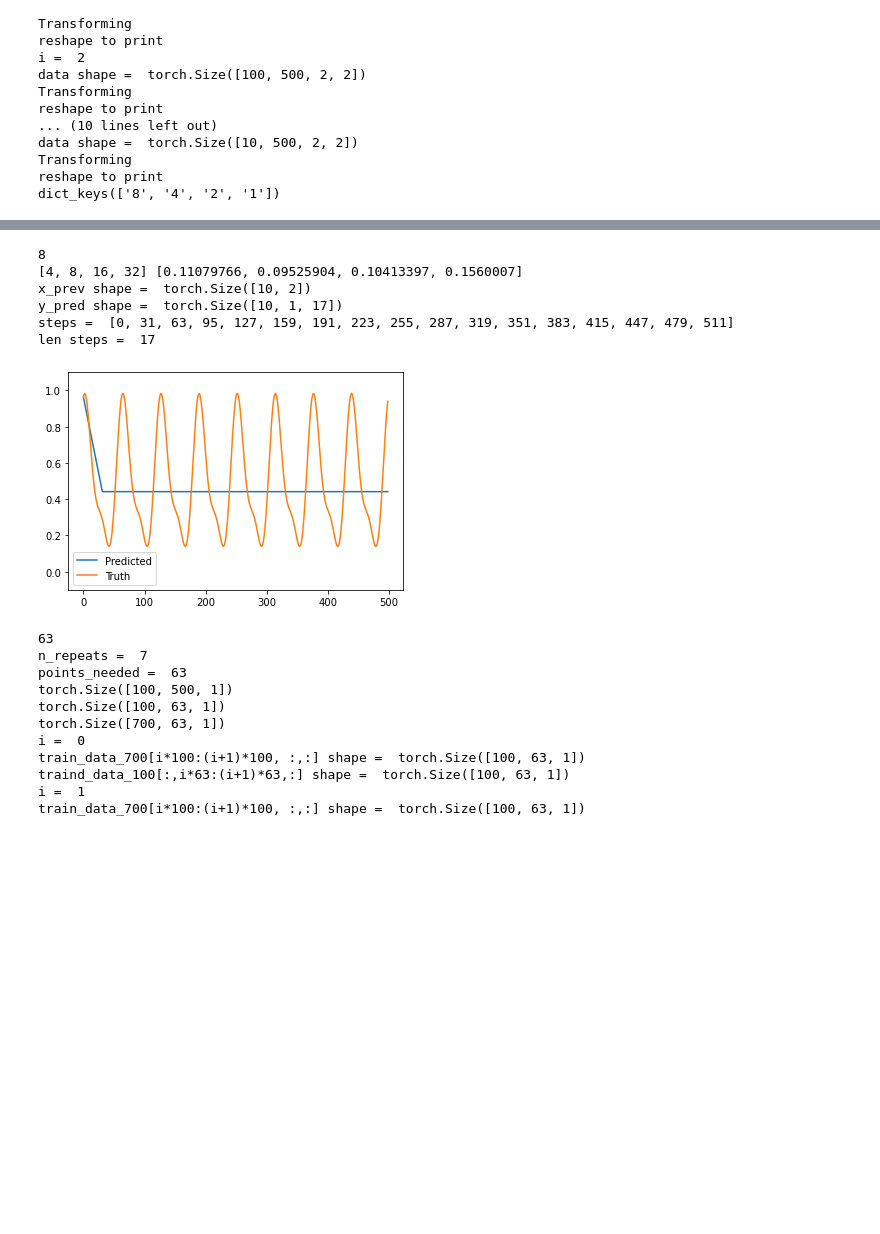
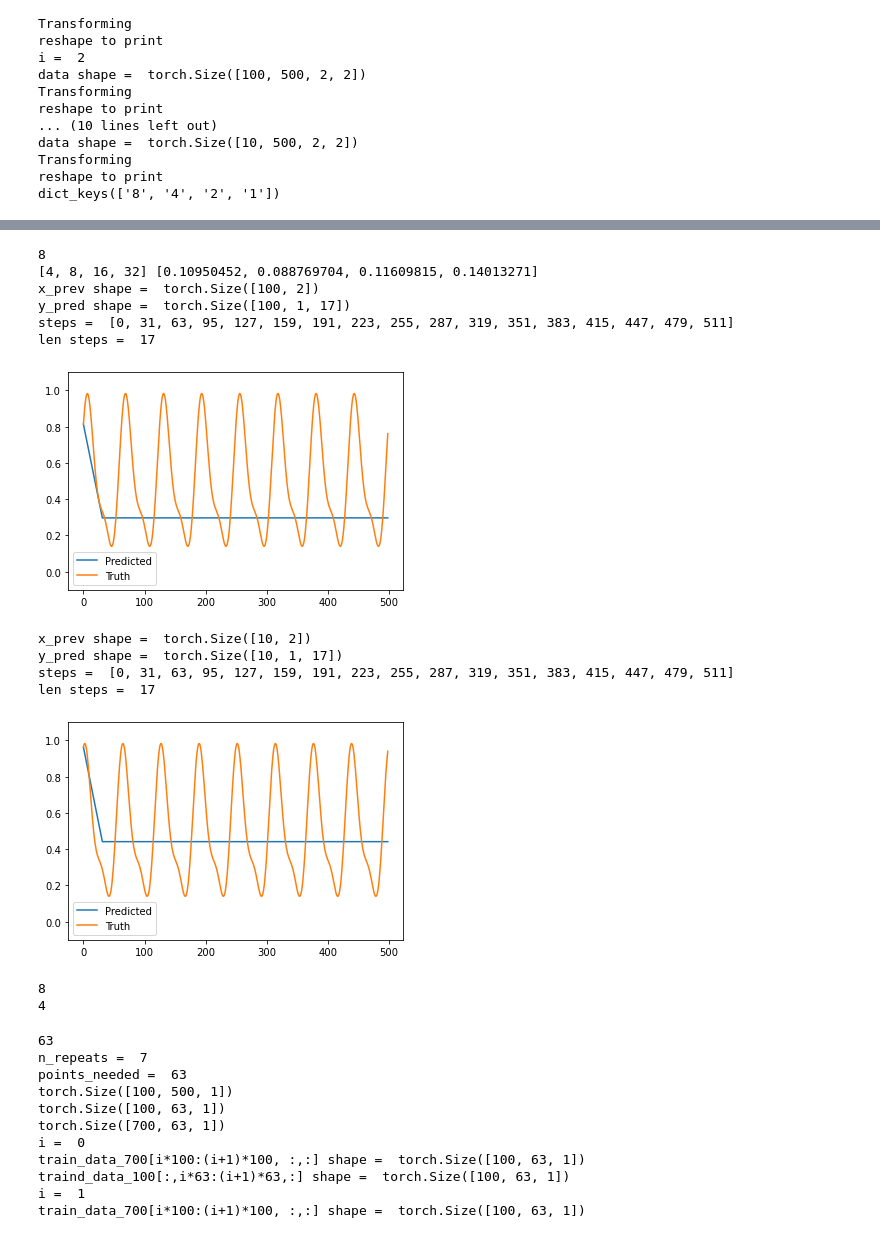
Before and after one commit to KatieJ16/Time_Space_multiscale, a Jupyter notebook: remake/double/toy2a_multiscale_model_fitting_2inputs.ipynb, the cells around one changed output, grey strips where cells are left out. Cells and saved outputs as stored; diff of their text form; code cells hidden in the pictures; blank space fills up the shorter version.

```diff
--- a/remake/double/toy2a_multiscale_model_fitting_2inputs.ipynb
+++ b/remake/double/toy2a_multiscale_model_fitting_2inputs.ipynb
@@ -274,7 +274,9 @@ def train_one_timestep(step_size, train_data, val_data, test_data, current_size,
         model_time = tnet.ResNet(arch=arch, dt=dt, step_size=step_size)
 
     print("train_data before dataset", train_data.shape)
-    dataset = tnet.DataSet(train_data, val_data, test_data, dt, step_size, n_forward)
+#     dataset = tnet.DataSet(train_data, val_data, test_data, dt, step_size, n_forward)
+    dataset =  utils.make_dataset_max_repeat(train_data, val_data, test_data, dt,
+                                         step_size=step_size, n_forward=n_forward,n_input_points=2)
     print("train_x after", dataset.train_x.shape)
 
 #     #plot the inputed data
@@ -370,7 +372,8 @@ def find_best_timestep(train_data, val_data, test_data, current_size, start_k =
         print("train_data shape = ", train_data.shape)
         model_time = train_one_timestep(step_size, train_data, val_data, test_data, current_size,
                                         make_new = make_new, dont_train = dont_train,i=i, j=j,
-                                        n_forward=n_forward, max_epochs=max_epochs,model_dir=model_dir, print_every = print_every)
+                                        n_forward=n_forward, max_epochs=max_epochs,model_dir=model_dir,
+                                        print_every = print_every)
 
 
         models.append(model_time)
@@ -419,16 +400,16 @@ def find_best_timestep(train_data, val_data, test_data, current_size, start_k =
 # %%
-current_size = 1
-train_data1 = torch.flatten(train_dict[str(current_size)], 2,3)
-val_data1 = torch.flatten(val_dict[str(current_size)], 2,3)
-# test_data1 = torch.flatten(val_dict[str(current_size)], 2,3)
-model_time = tnet.ResNet(arch=[2,3,3,4,1], dt=dt, step_size=step_size)
-print(model_time.n_dim )
+# current_size = 1
+# train_data1 = torch.flatten(train_dict[str(current_size)], 2,3)
+# val_data1 = torch.flatten(val_dict[str(current_size)], 2,3)
+# # test_data1 = torch.flatten(val_dict[str(current_size)], 2,3)
+# model_time = tnet.ResNet(arch=[2,3,3,4,1], dt=dt, step_size=step_size)
+# print(model_time.n_dim )
 
-# print("train_data before dataset", train_data.shape)
-dataset = tnet.DataSet(train_data1, val_data1, val_data1, dt, step_size, n_forward)
-print("dataset ndim = ", dataset.n_dim)
-print(dataset.train_x.shape)
+# # print("train_data before dataset", train_data.shape)
+# dataset = tnet.DataSet(train_data1, val_data1, val_data1, dt, step_size, n_forward)
+# print("dataset ndim = ", dataset.n_dim)
+# print(dataset.train_x.shape)
 
-# calculate_loss(model_time,dataset.train_x, dataset.train_ys)
+# # calculate_loss(model_time,dataset.train_x, dataset.train_ys)
 
-model_time.train_net(dataset, 1, 100, w=1.0, lr=1e-3, model_path=None, threshold = 1e-8, print_every=1)
+# model_time.train_net(dataset, 1, 100, w=1.0, lr=1e-3, model_path=None, threshold = 1e-8, print_every=1)
@@ -463,6 +426,6 @@ current_size = 1
 models, step_sizes, mse_list, idx_lowest,n_forward_list = find_best_timestep(train_dict[str(current_size)],
                                                               val_dict[str(current_size)],
                                                               val_dict[str(current_size)], current_size,model_dir=model_dir,# make_new=True,
-                                                             start_k=2, largest_k = 6, max_epochs = 500, print_every=100, dont_train = False)
+                                                             start_k=2, largest_k = 6, max_epochs = 100, print_every=100, dont_train = False)
 # %% [output]
 train_data shape =  torch.Size([100, 500, 1])
@@ -553,38 +498,48 @@ def plot_lowest_error(data, model, i = 0):
         model: Resnet model to predict on
         i: int, which validation point to graph
     outputs:
         No returned values, but graph shown
 
 
     """
     data  = torch.flatten(data, 2,3)
     _, total_steps, _ = data.shape
     y_preds = model_time.uni_scale_forecast(data[:, :2, 0].float(), n_steps=total_steps-1)
 
 #     y_preds = model.uni_scale_forecast(torch.tensor(data[:,0:2,:]).float(), n_steps=total_steps-1)
     plt.plot(y_preds[i,:,0], label = "Predicted")
     plt.plot(data[i,1:,0], label = "Truth")
     plt.ylim([-.1, 1.1])
     plt.legend()
     plt.show()
 #====================================================================================
 
 print(step_sizes[idx_lowest])
 print(step_sizes, mse_list)
-plot_lowest_error(val_dict[str(current_size)], models[idx_lowest], i =2)
+plot_lowest_error(train_dict[str(current_size)], models[0], i =2)
+plot_lowest_error(val_dict[str(current_size)], models[1], i =2)
+print(models[1].step_size)
+print(models[0].step_size)
 
 # print(train_data.shape)
 # dataset = tnet.DataSet(torch.flatten(train_data, 2,3), torch.flatten(val_data, 2,3),
 #                        torch.flatten(val_data, 2,3), 1, step_sizes[idx_lowest], 5)
 # dataset.plot_val_data()
 # %% [output]
 8
-[4, 8, 16, 32] [0.11079766, 0.09525904, 0.10413397, 0.1560007]
-x_prev shape =  torch.Size([10, 2])
-y_pred shape =  torch.Size([10, 1, 17])
+[4, 8, 16, 32] [0.10950452, 0.088769704, 0.11609815, 0.14013271]
+x_prev shape =  torch.Size([100, 2])
+y_pred shape =  torch.Size([100, 1, 17])
 steps =  [0, 31, 63, 95, 127, 159, 191, 223, 255, 287, 319, 351, 383, 415, 447, 479, 511]
 len steps =  17
-[figure, old version]
+[figure, new version]
+x_prev shape =  torch.Size([10, 2])
+y_pred shape =  torch.Size([10, 1, 17])
+steps =  [0, 31, 63, 95, 127, 159, 191, 223, 255, 287, 319, 351, 383, 415, 447, 479, 511]
+len steps =  17
+[figure, added]
+8
+4
 # %%
 def plot_val_data(dataset, point_num = 0, i = 0, other_plot = None):
 
```
Also changed, not shown: parts of 7 cells of this notebook, 2 other files.
